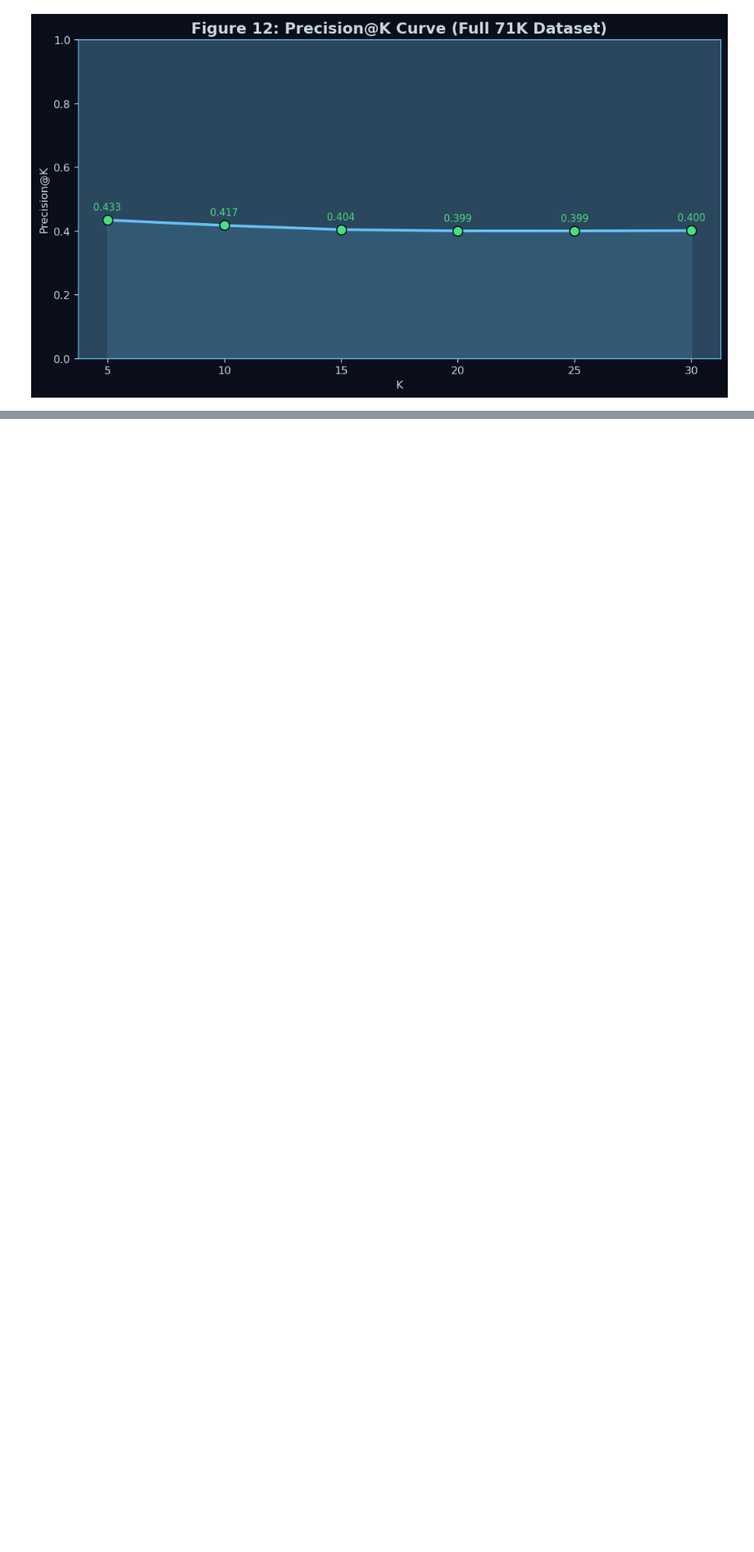
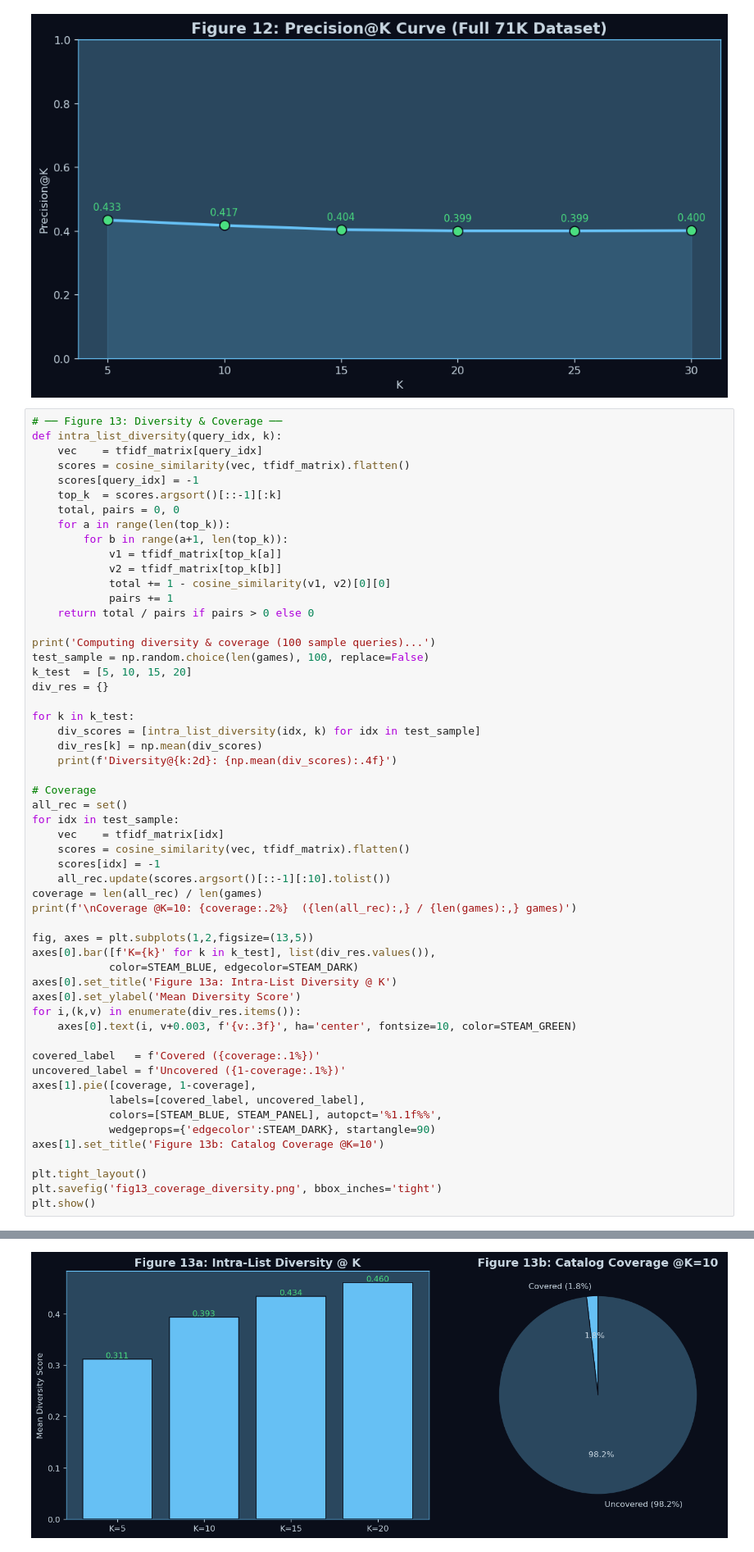
Before and after one commit to keshabbhattarai126/GamesRecommendationOnSteam, a Jupyter notebook: steam_game_recommender.ipynb, the cells around one changed output, grey strips where cells are left out. Shown at 82% size. Drawn from its saved outputs; the diff is of its cells as text; blank space fills up the shorter version.

Commit message:
Diversity & Coverage

```diff
--- a/steam_game_recommender.ipynb
+++ b/steam_game_recommender.ipynb
@@ -557,3 +557,59 @@ Precision@20: 0.3993  (±0.2534)
 Precision@25: 0.3992  (±0.2497)
 Precision@30: 0.4002  (±0.2463)
 [figure]
+# %%
+# ── Figure 13: Diversity & Coverage ──
+def intra_list_diversity(query_idx, k):
+    vec    = tfidf_matrix[query_idx]
+    scores = cosine_similarity(vec, tfidf_matrix).flatten()
+    scores[query_idx] = -1
+    top_k  = scores.argsort()[::-1][:k]
+    total, pairs = 0, 0
+    for a in range(len(top_k)):
+        for b in range(a+1, len(top_k)):
+            v1 = tfidf_matrix[top_k[a]]
+            v2 = tfidf_matrix[top_k[b]]
+            total += 1 - cosine_similarity(v1, v2)[0][0]
+            pairs += 1
+    return total / pairs if pairs > 0 else 0
+
+print('Computing diversity & coverage (100 sample queries)...')
+test_sample = np.random.choice(len(games), 100, replace=False)
+k_test  = [5, 10, 15, 20]
+div_res = {}
+
+for k in k_test:
+    div_scores = [intra_list_diversity(idx, k) for idx in test_sample]
+    div_res[k] = np.mean(div_scores)
+    print(f'Diversity@{k:2d}: {np.mean(div_scores):.4f}')
+
+# Coverage
+all_rec = set()
+for idx in test_sample:
+    vec    = tfidf_matrix[idx]
+    scores = cosine_similarity(vec, tfidf_matrix).flatten()
+    scores[idx] = -1
+    all_rec.update(scores.argsort()[::-1][:10].tolist())
+coverage = len(all_rec) / len(games)
+print(f'\nCoverage @K=10: {coverage:.2%}  ({len(all_rec):,} / {len(games):,} games)')
+
+fig, axes = plt.subplots(1,2,figsize=(13,5))
+axes[0].bar([f'K={k}' for k in k_test], list(div_res.values()),
+            color=STEAM_BLUE, edgecolor=STEAM_DARK)
+axes[0].set_title('Figure 13a: Intra-List Diversity @ K')
+axes[0].set_ylabel('Mean Diversity Score')
+for i,(k,v) in enumerate(div_res.items()):
+    axes[0].text(i, v+0.003, f'{v:.3f}', ha='center', fontsize=10, color=STEAM_GREEN)
+
+covered_label   = f'Covered ({coverage:.1%})'
+uncovered_label = f'Uncovered ({1-coverage:.1%})'
+axes[1].pie([coverage, 1-coverage],
+            labels=[covered_label, uncovered_label],
+            colors=[STEAM_BLUE, STEAM_PANEL], autopct='%1.1f%%',
+            wedgeprops={'edgecolor':STEAM_DARK}, startangle=90)
+axes[1].set_title('Figure 13b: Catalog Coverage @K=10')
+
+plt.tight_layout()
+plt.savefig('fig13_coverage_diversity.png', bbox_inches='tight')
+plt.show()
+# %% [output]
@@ -559,0 +623 @@ Precision@30: 0.4002  (±0.2463)
+[figure, added]
```
Also changed, not shown: parts of 1 cell of this notebook.
